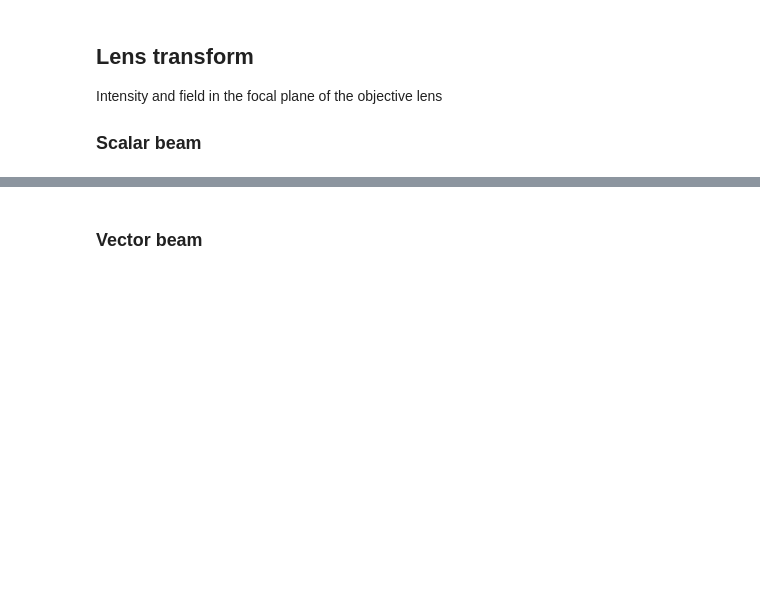
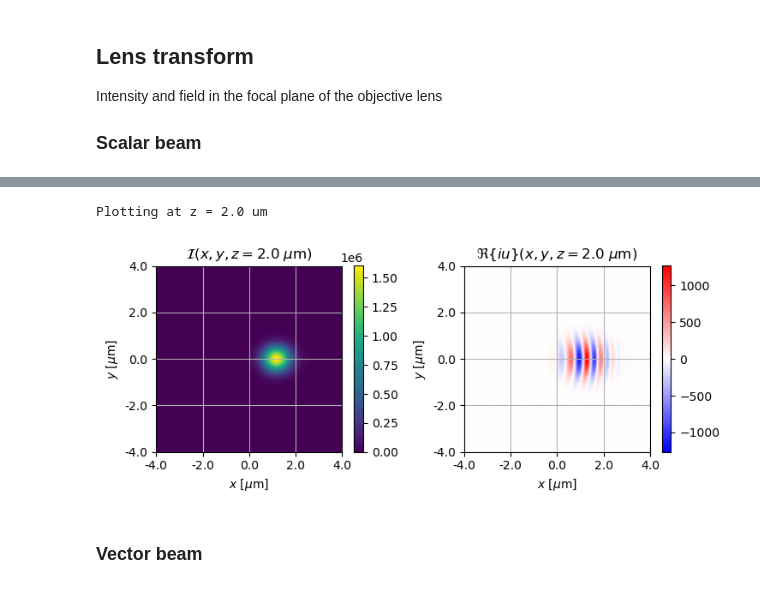
Before and after one commit to andrej5elin/focused_beam, a Jupyter notebook: content/focused_scalar_beam.ipynb, the cells around one changed output, grey strips where cells are left out. Saved outputs shown, nothing was run; the diff lists cells and outputs as text; code cells hidden in the pictures; blank space fills up the shorter version.

```diff
--- a/content/focused_scalar_beam.ipynb
+++ b/content/focused_scalar_beam.ipynb
@@ -568,3 +555,40 @@ Plotting at z = 0.4221105527638195 um
+# %%
+# propagate to z and plot
+
+output_field_z = phase_operator(output_field,ZF)
+
+h = ZF*1000000
+hlabel = f"{h:.1f}" #+ " $\mu$m"
+
+print(f"Plotting at z = {h} um")
+
+fig,axes = plt.subplots(1,2, figsize = FIGSIZE12)
+
+vmax = np.abs(output_field_z ).max()
+vmin = -vmax
+im = axes[0].imshow(np.fft.fftshift(np.abs(output_field_z)**2), vmin = 0, origin = "lower")
+axes[0].set_title(r"$\mathcal{I}(x,y,z =$" + hlabel + r" $\mu$m)")
+cbar = plt.colorbar(im)
+#cbar.set_label(r'[Wm$^{-2}$]')
+
+set_ticks(axes[0],size = (IMAGE_PLANE_SIZE,IMAGE_PLANE_SIZE),units = "um")
+
+im = axes[1].imshow(np.fft.fftshift((1j*output_field_z).real),origin = "lower", cmap = cmap, vmin = vmin, vmax = vmax)
+axes[1].set_title(r"$\Re\{iu\}$"+"$(x,y,z =$" + hlabel + r" $\mu$m)")
+
+cbar = plt.colorbar(im)
+#cbar.set_label(r'[W$^{1/2}$m$^{-1}$]')
+
+set_ticks(axes[1],size = (IMAGE_PLANE_SIZE,IMAGE_PLANE_SIZE),units = "um")
+plt.tight_layout()
+
+if SAVE_FIG and False:
+    fname = f"z_plane_scalar_{INCIDENCE}.pdf"
+    plt.savefig(fname)
+    print(fname)
+# %% [output]
+Plotting at z = 2.0 um
+[figure, added]
 # %% [markdown]
 ### Vector beam
 # %%
```
Also changed, not shown: parts of 11 cells of this notebook, 1 other file.
